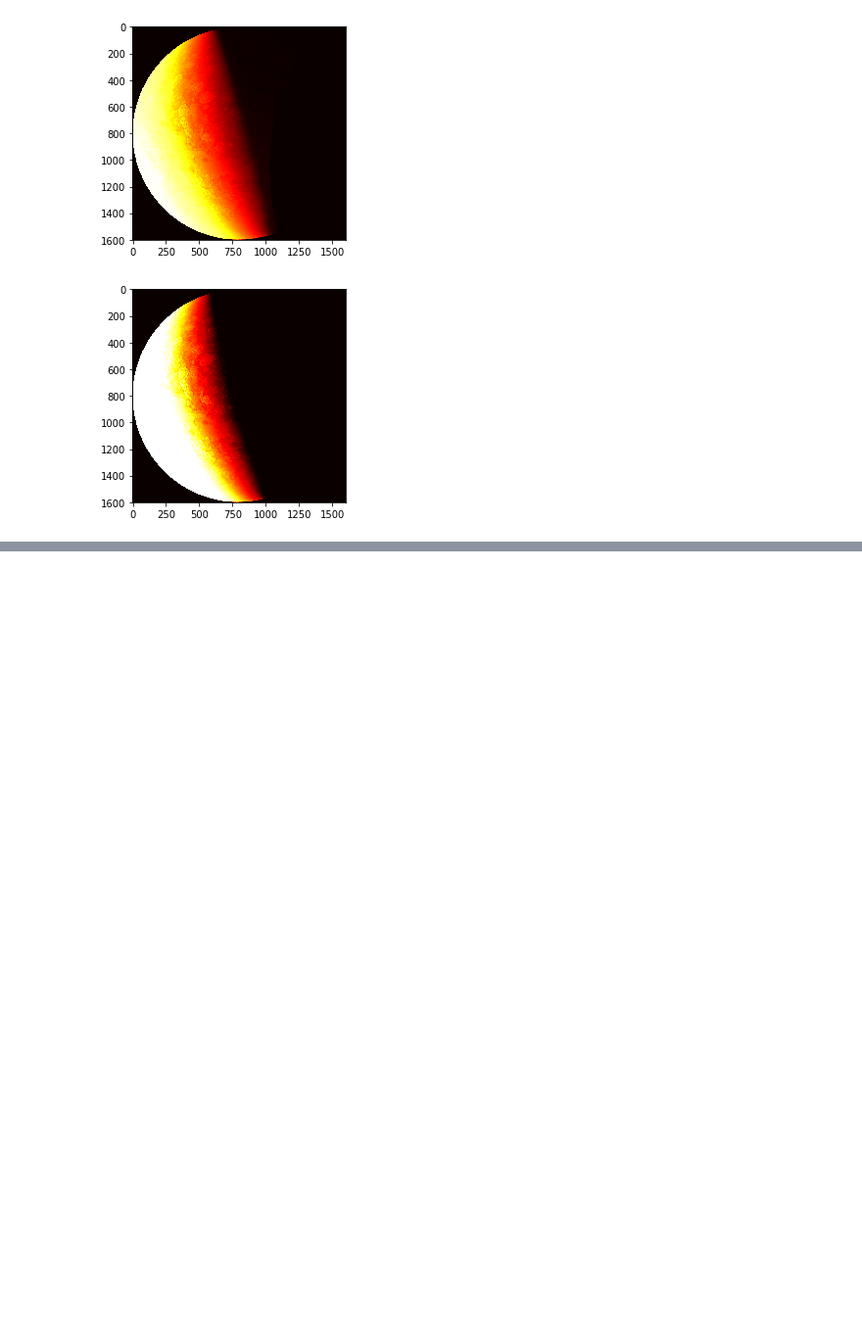
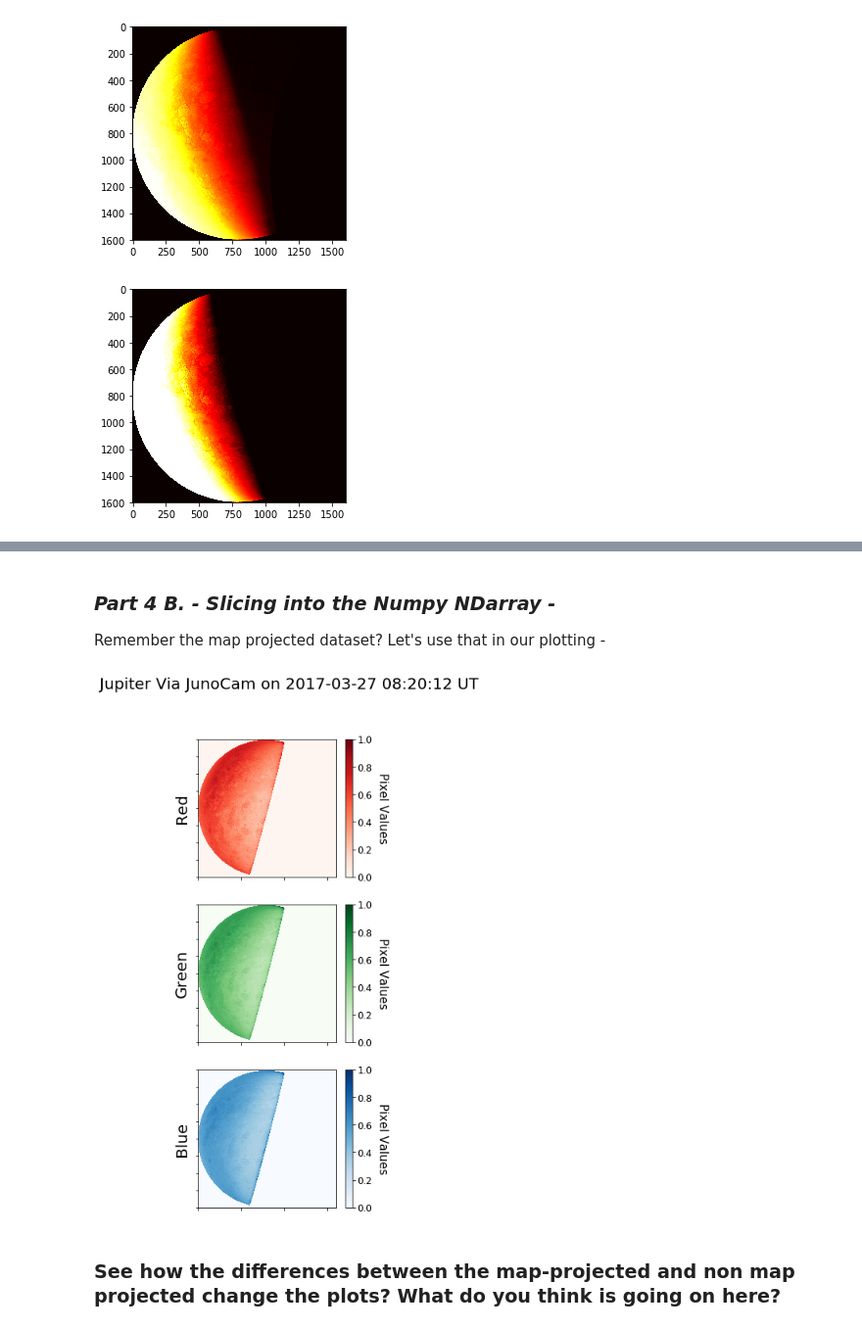
Before and after one commit to abbyazari/data_vis_statistics_geosciences, a Jupyter notebook: Lab3/Lab3_JupiterFlyBy.ipynb, the cells around one changed output, grey strips where cells are left out. Shown at 98% size. Saved outputs shown, nothing was run; the diff lists cells and outputs as text; code cells hidden in the pictures; blank space fills up the shorter version.

```diff
--- a/Lab3/Lab3_JupiterFlyBy.ipynb
+++ b/Lab3/Lab3_JupiterFlyBy.ipynb
@@ -750,0 +589,80 @@ Some final notes - this is a simple example of pcolormesh and imshow - with more
+# %% [markdown]
+### *Part 4 B. - Slicing into the Numpy NDarray -*
+
+Remember the map projected dataset? Let's use that in our plotting -
+# %%
+fig = plt.figure(figsize=(5, 11))
+fig.suptitle('Jupiter Via JunoCam on 2017-03-27 08:20:12 UT', fontsize=20)
+
+gs = plt.GridSpec(3, 1, hspace=0.2, wspace=0.0, right = 0.8)
+
+#add subplots
+ax1 = fig.add_subplot(gs[0,:])
+ax2 = fig.add_subplot(gs[1,:])
+ax3 = fig.add_subplot(gs[2,:])
+
+#make aspect ratio better - 1.0 is square. Feel free to play around with these
+#and see how it streches.
+ax1.set_aspect(1.0)
+ax2.set_aspect(1.0)
+ax3.set_aspect(1.0)
+
+#plot images data
+#-------------THIS IS CHANGED
+p1 = ax1.pcolormesh(imageData['mapprojected'][:, :, 0],   vmin = 0, vmax = 1,
+                    cmap = 'Reds')
+p2 = ax2.pcolormesh(imageData['mapprojected'][:, :, 1],   vmin =0, vmax = 1,
+                    cmap = 'Greens')
+p3 = ax3.pcolormesh(imageData['mapprojected'][:, :, 2],   vmin = 0, vmax = 1,
+                    cmap = 'Blues')
+
+p1.cmap.set_under('#d3d3d3')
+p2.cmap.set_under('#d3d3d3') #we've set the background to gray, by using set_under and vmin
+p3.cmap.set_under('#d3d3d3')
+
+#if we want to then remove all the bright spots then
+
+p1.cmap.set_over('#d3d3d3')
+p2.cmap.set_over('#d3d3d3') #we've set the saturation points to gray,
+p3.cmap.set_over('#d3d3d3') #by using set_over and vmin
+#-----------------------------
+
+
+#setting labeling
+ax1.set_ylabel('Red',   fontsize = 20)
+ax2.set_ylabel('Green', fontsize = 20)
+ax3.set_ylabel('Blue',  fontsize = 20)
+
+
+#setting tick parameters to null - these are just pixel values so in this case, not
+#incredibly informative
+ax1.set_xticklabels([]) #make the tick labels
+ax2.set_xticklabels([])
+ax3.set_xticklabels([])
+
+ax1.set_yticklabels([]) #make the tick labels
+ax2.set_yticklabels([])
+ax3.set_yticklabels([])
+
+#set up the color bars to each axes
+cb1 = plt.colorbar(p1, ax = ax1)
+cb2 = plt.colorbar(p2, ax = ax2)
+cb3 = plt.colorbar(p3, ax = ax3)
+
+
+cb1.set_label('Pixel Values', labelpad=20,
+                     rotation=270, fontsize=15)
+
+cb2.set_label('Pixel Values', labelpad=20,
+                     rotation=270, fontsize=15)
+
+cb3.set_label('Pixel Values', labelpad=20,
+                     rotation=270, fontsize=15)
+
+cb1.ax.tick_params(labelsize=12)
+cb2.ax.tick_params(labelsize=12)
+cb3.ax.tick_params(labelsize=12)
+# %% [output]
+[figure, added]
+# %% [markdown]
+### See how the differences between the map-projected and non map projected change the plots? What do you think is going on here?
```
Also changed, not shown: parts of 80 cells of this notebook.
